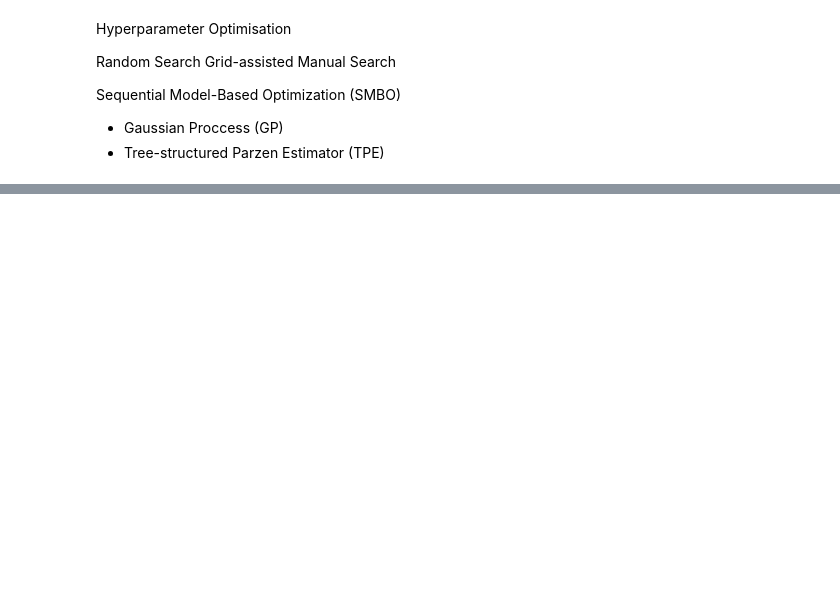
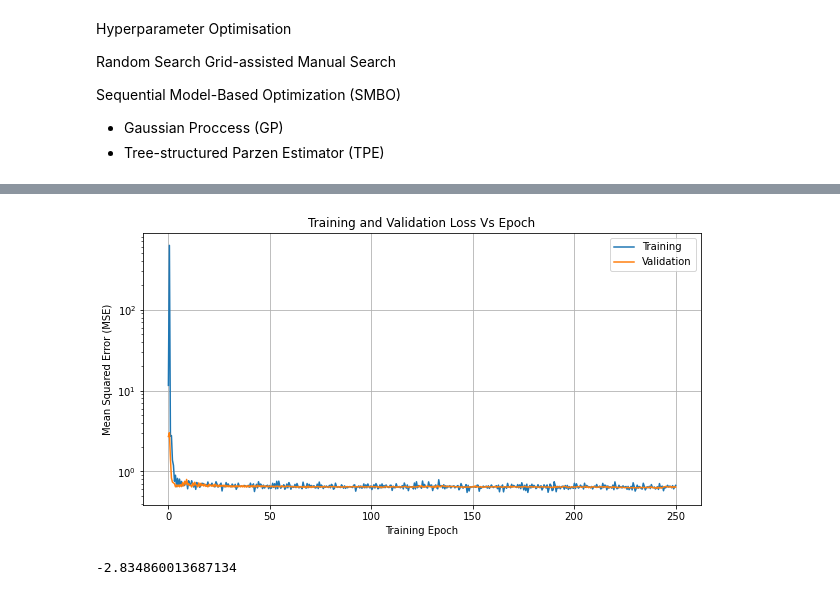
Before and after one commit to niccoforte/NF-PhD-gitRepo, a Jupyter notebook: code/NNs-HParam.ipynb, the cells around one changed output, grey strips where cells are left out. Cells and saved outputs as stored; diff of their text form; code cells hidden in the pictures; blank space fills up the shorter version.

```diff
--- a/code/NNs-HParam.ipynb
+++ b/code/NNs-HParam.ipynb
@@ -229,0 +429,8 @@ Epoch [20/20], Average Test Loss 0.0044
+# %%
+in_size = train_in1.shape[-1]
+out_size = dx_out1.shape[-1]
+h_size = [100, 100, 100, 100, 100, 100]
+
+BATCH_SIZE = 250
+LEARNING_RATE = 1e-2
+n_epochs = 250
@@ -229,0 +441,17 @@ Epoch [20/20], Average Test Loss 0.0044
+# %%
+trainDS1x = Dataset(train_in1, dx_out1[0])
+trainDS1y = Dataset(train_in1, dy_out1[0])
+
+train1x_dataloader = DataLoader(dataset=trainDS1x, batch_size=BATCH_SIZE, shuffle=True)
+train1y_dataloader = DataLoader(dataset=trainDS1y, batch_size=BATCH_SIZE, shuffle=True)
+
+test1x_dataloader = DataLoader(dataset=trainDS1x, batch_size=BATCH_SIZE, shuffle=False)
+test1y_dataloader = DataLoader(dataset=trainDS1y, batch_size=BATCH_SIZE, shuffle=False)
+# %%
+mlp1 = MLP(in_size, h_size, out_size).to(device)
+mlp1.apply(weights_init)
+
+opt = optim.Adam(mlp1.parameters(), lr=LEARNING_RATE)
+lossf = nn.MSELoss()
+# %%
+mlp1, train_lossLog, val_lossLog = train_model(mlp1, lossf, opt, n_epochs, train1x_dataloader, test1x_dataloader)
@@ -229,0 +476,17 @@ Epoch [20/20], Average Test Loss 0.0044
+# %%
+fig = plt.figure(figsize=(10, 5))
+plt.plot(np.linspace(0, n_epochs, len(train_lossLog)), train_lossLog)
+plt.plot(np.linspace(0, n_epochs, len(val_lossLog)), val_lossLog)
+plt.xlabel("Training Epoch")
+plt.ylabel("Mean Squared Error (MSE)")
+plt.yscale("log")
+title = plt.title("Training and Validation Loss Vs Epoch")
+legend = plt.legend(["Training", "Validation"])
+plt.grid()
+# %% [output]
+[figure, added]
+# %%
+test_outputs = predict_model(mlp1, test1x_dataloader)
+max(test_outputs[:,0] - dx_out1[0,:,0])
+# %% [output]
+-2.834860013687134
```
Also changed, not shown: parts of 60 cells of this notebook, 1 other file.
